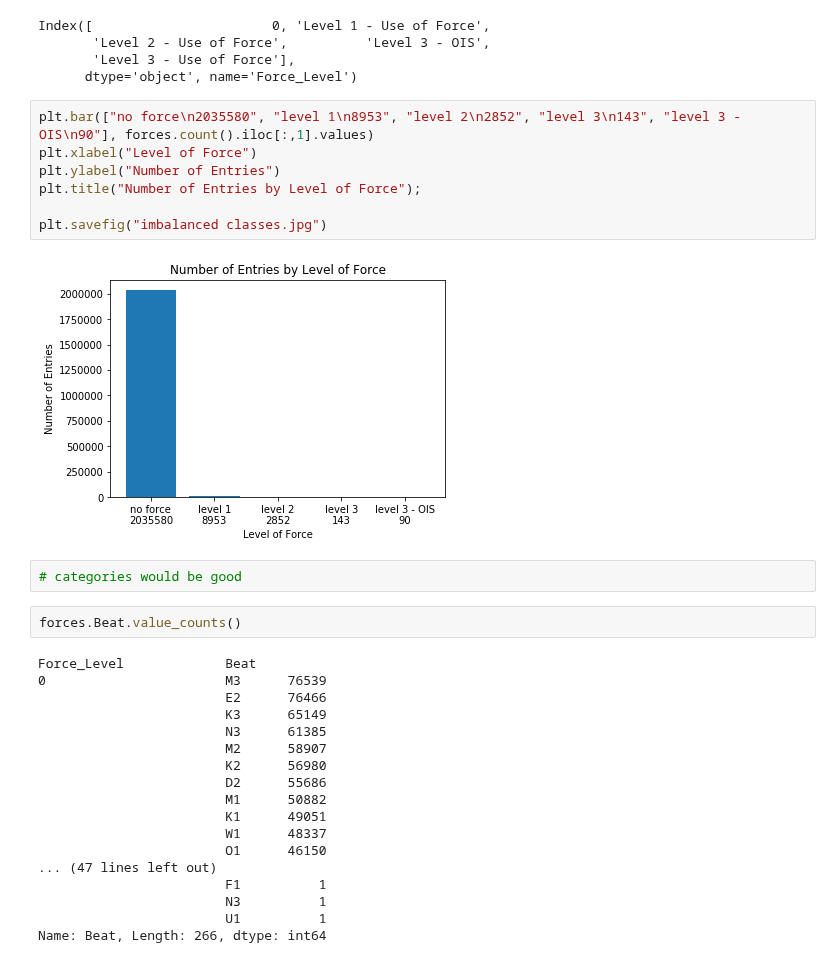
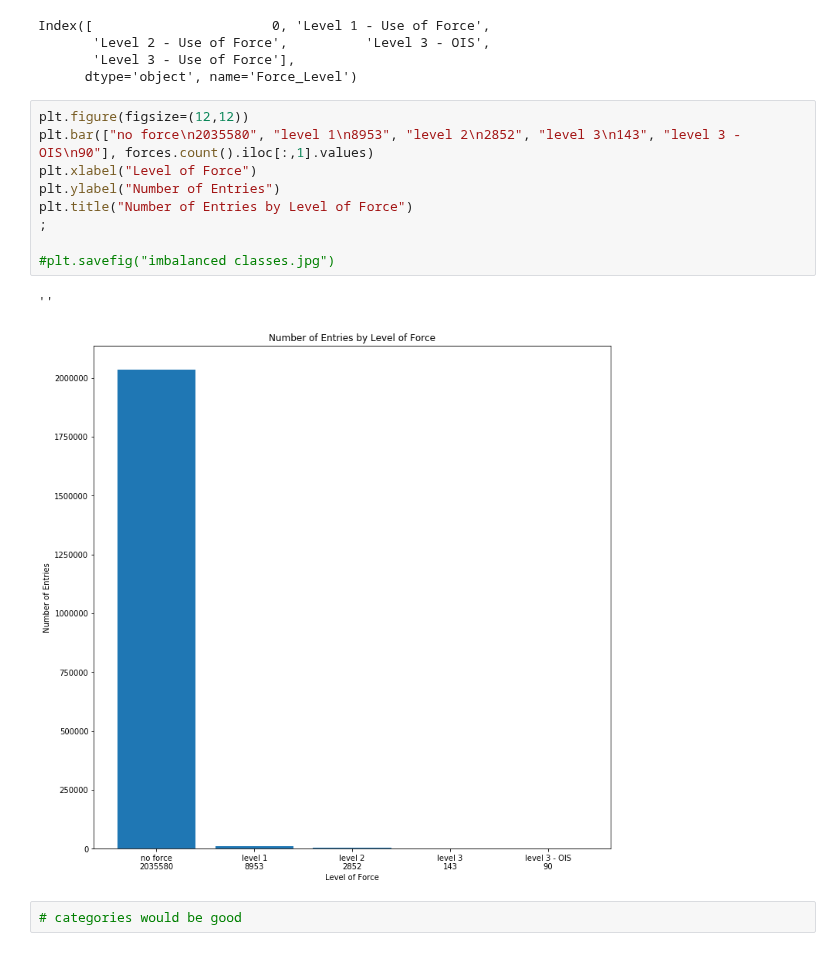
Before and after one commit to SarahMBurgart/use-of-force, a Jupyter notebook: Visuals.ipynb, the cells around one changed output. Saved outputs shown, nothing was run; the diff lists cells and outputs as text.

Commit message:
adding graphics and plots

```diff
--- a/Visuals.ipynb
+++ b/Visuals.ipynb
@@ -50,33 +50,16 @@ Index([                       0, 'Level 1 - Use of Force',
        'Level 3 - Use of Force'],
       dtype='object', name='Force_Level')
 # %%
+plt.figure(figsize=(12,12))
 plt.bar(["no force\n2035580", "level 1\n8953", "level 2\n2852", "level 3\n143", "level 3 - OIS\n90"], forces.count().iloc[:,1].values)
 plt.xlabel("Level of Force")
 plt.ylabel("Number of Entries")
-plt.title("Number of Entries by Level of Force");
+plt.title("Number of Entries by Level of Force")
+;
 
-plt.savefig("imbalanced classes.jpg")
+#plt.savefig("imbalanced classes.jpg")
 # %% [output]
+''
-[figure, old version]
+[figure, new version]
 # %%
 # categories would be good
-# %%
-forces.Beat.value_counts()
-# %% [output]
-Force_Level             Beat
-0                       M3      76539
-                        E2      76466
-                        K3      65149
-                        N3      61385
-                        M2      58907
-                        K2      56980
-                        D2      55686
-                        M1      50882
-                        K1      49051
-                        W1      48337
-                        O1      46150
-... (47 lines left out)
-                        F1          1
-                        N3          1
-                        U1          1
-Name: Beat, Length: 266, dtype: int64
```
Also changed, not shown: parts of 7 cells of this notebook, 11 other files.
